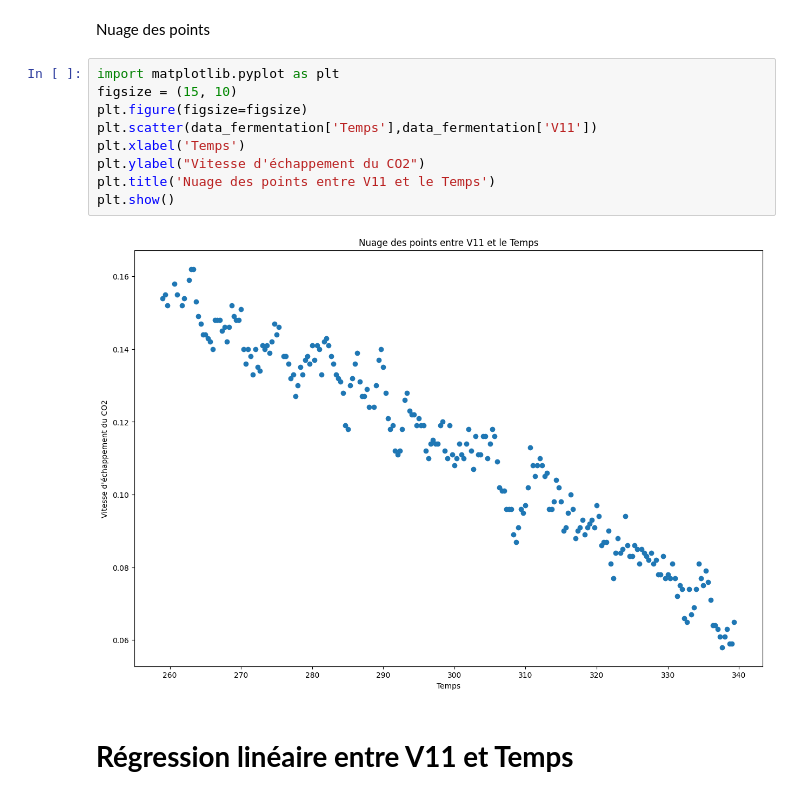
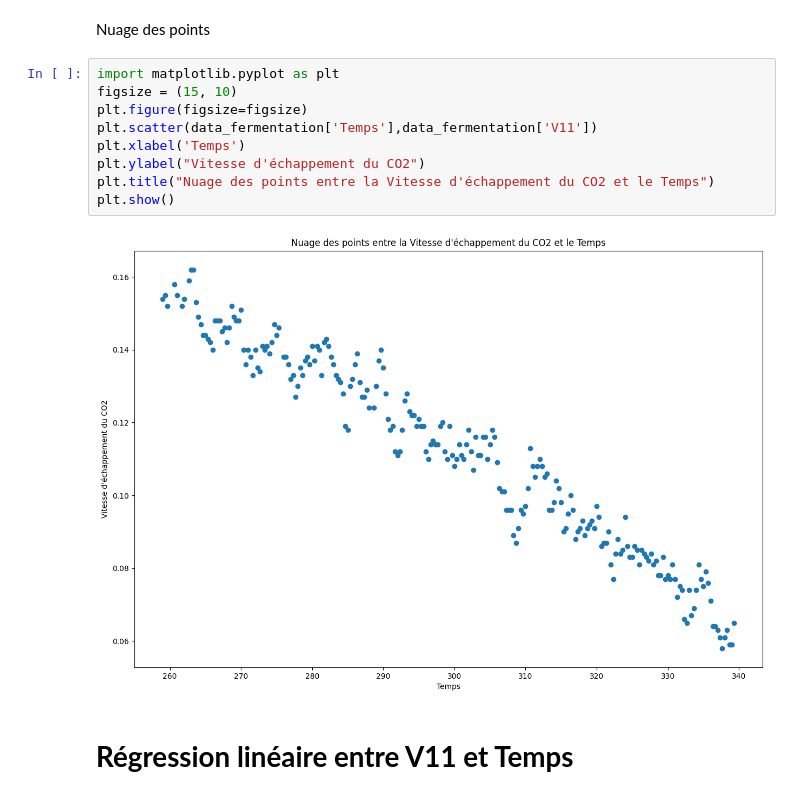
Before and after one commit to bigirimanainnocent12/Regresion_lineaire, a Jupyter notebook: CODE_RAPPORT_DE_STAGE.ipynb, the cells around one changed output. Saved outputs shown, nothing was run; the diff lists cells and outputs as text.

```diff
--- a/CODE_RAPPORT_DE_STAGE.ipynb
+++ b/CODE_RAPPORT_DE_STAGE.ipynb
@@ -357,14 +357,14 @@ Nuage des points
 # %%
 import matplotlib.pyplot as plt
 figsize = (15, 10)
 plt.figure(figsize=figsize)
 plt.scatter(data_fermentation['Temps'],data_fermentation['V11'])
 plt.xlabel('Temps')
 plt.ylabel("Vitesse d'échappement du CO2")
-plt.title('Nuage des points entre V11 et le Temps')
+plt.title("Nuage des points entre la Vitesse d'échappement du CO2 et le Temps")
 plt.show()
 # %% [output]
-[figure, old version]
+[figure, new version]
 # %% [markdown]
 # **Régression linéaire entre V11 et Temps**
 # %%
```
Also changed, not shown: parts of 8 cells of this notebook.
